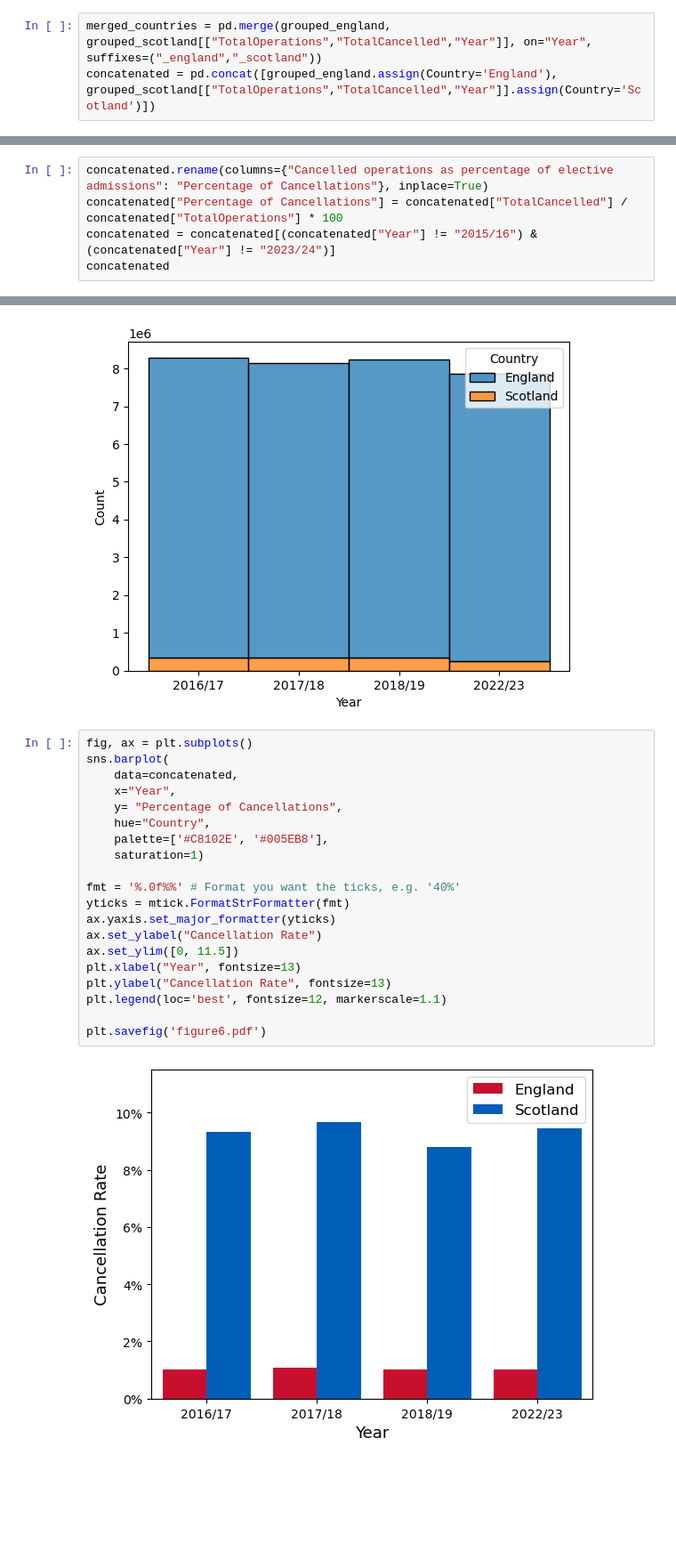
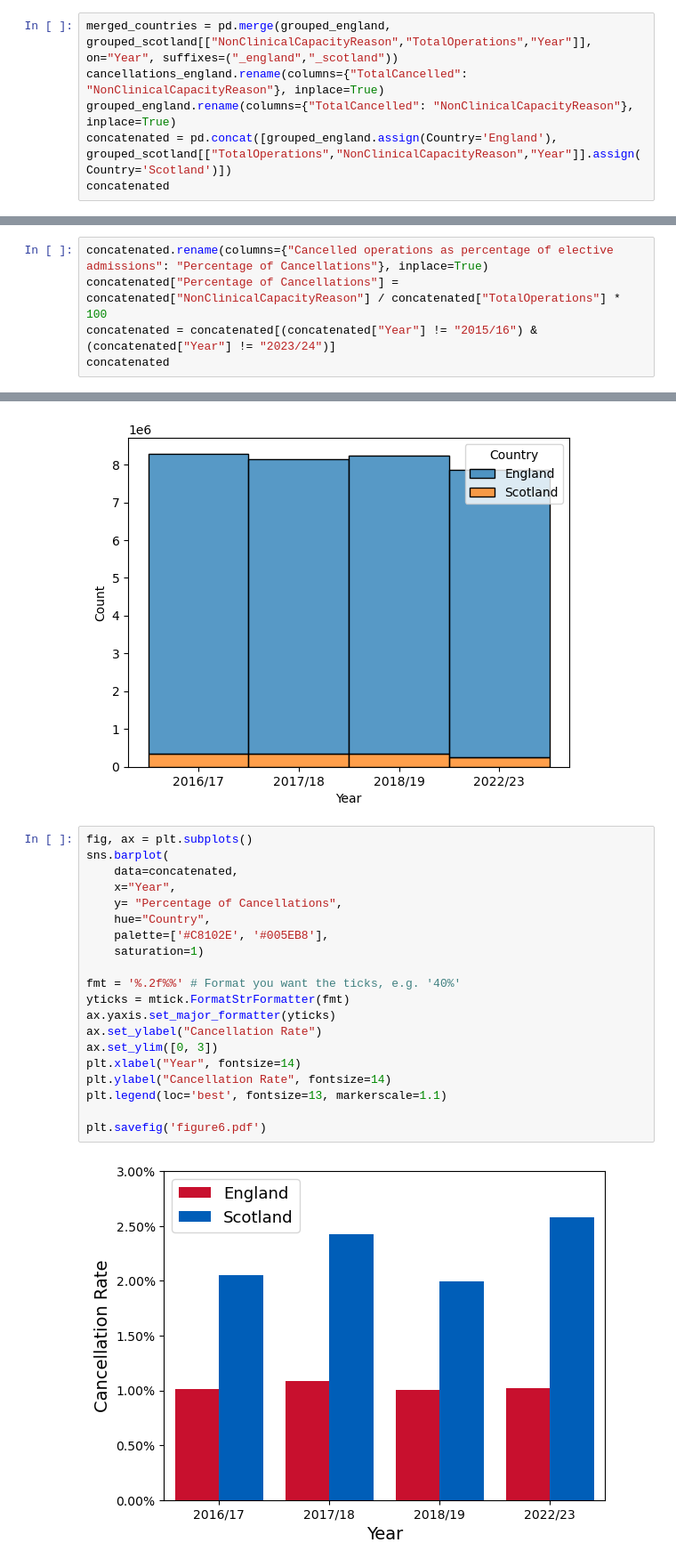
Before and after one commit to brianej/fdscw3, a Jupyter notebook: q5.ipynb, the cells around one changed output, grey strips where cells are left out. Shown: that part at 89% size. Cells and saved outputs as stored; diff of their text form; blank space fills up the shorter version.

```diff
--- a/q5.ipynb
+++ b/q5.ipynb
@@ -281,5 +281,8 @@ grouped_england
 | 4 | 2022/23 | 10 | 77266.0 | 7588216.0 | 0.040733 |
 | 5 | 2023/24 | 6 | 56145.0 | 5914899.0 | 0.028465 |
 # %%
-merged_countries = pd.merge(grouped_england, grouped_scotland[["TotalOperations","TotalCancelled","Year"]], on="Year", suffixes=("_england","_scotland"))
-concatenated = pd.concat([grouped_england.assign(Country='England'), grouped_scotland[["TotalOperations","TotalCancelled","Year"]].assign(Country='Scotland')])
+merged_countries = pd.merge(grouped_england, grouped_scotland[["NonClinicalCapacityReason","TotalOperations","Year"]], on="Year", suffixes=("_england","_scotland"))
+cancellations_england.rename(columns={"TotalCancelled": "NonClinicalCapacityReason"}, inplace=True)
+grouped_england.rename(columns={"TotalCancelled": "NonClinicalCapacityReason"}, inplace=True)
+concatenated = pd.concat([grouped_england.assign(Country='England'), grouped_scotland[["TotalOperations","NonClinicalCapacityReason","Year"]].assign(Country='Scotland')])
+concatenated
@@ -286,6 +307,6 @@ concatenated = pd.concat([grouped_england.assign(Country='England'), grouped_sco
 # %%
 concatenated.rename(columns={"Cancelled operations as percentage of elective admissions": "Percentage of Cancellations"}, inplace=True)
-concatenated["Percentage of Cancellations"] = concatenated["TotalCancelled"] / concatenated["TotalOperations"] * 100
+concatenated["Percentage of Cancellations"] = concatenated["NonClinicalCapacityReason"] / concatenated["TotalOperations"] * 100
 concatenated = concatenated[(concatenated["Year"] != "2015/16") & (concatenated["Year"] != "2023/24")]
 concatenated
 # %% [output]
@@ -326,25 +347,25 @@ sns.histplot(
 # %%
 fig, ax = plt.subplots()
 sns.barplot(
     data=concatenated,
     x="Year",
     y= "Percentage of Cancellations",
     hue="Country",
     palette=['#C8102E', '#005EB8'],
     saturation=1)
 
-fmt = '%.0f%%' # Format you want the ticks, e.g. '40%'
+fmt = '%.2f%%' # Format you want the ticks, e.g. '40%'
 yticks = mtick.FormatStrFormatter(fmt)
 ax.yaxis.set_major_formatter(yticks)
 ax.set_ylabel("Cancellation Rate")
-ax.set_ylim([0, 11.5])
-plt.xlabel("Year", fontsize=13)
-plt.ylabel("Cancellation Rate", fontsize=13)
-plt.legend(loc='best', fontsize=12, markerscale=1.1)
+ax.set_ylim([0, 3])
+plt.xlabel("Year", fontsize=14)
+plt.ylabel("Cancellation Rate", fontsize=14)
+plt.legend(loc='best', fontsize=13, markerscale=1.1)
 
 plt.savefig('figure6.pdf')
 # %% [output]
-[figure, old version]
+[figure, new version]
 # %%
 f = plt.figure()
 p = so.Plot(concatenated, "Year","Percentage of Cancellations" ,color="Country").add(so.Bar(alpha=1), so.Dodge()).label(x="Year", y="Cancellation Rate", color="").scale(
```
Also changed, not shown: parts of 5 cells of this notebook, 2 other files.
